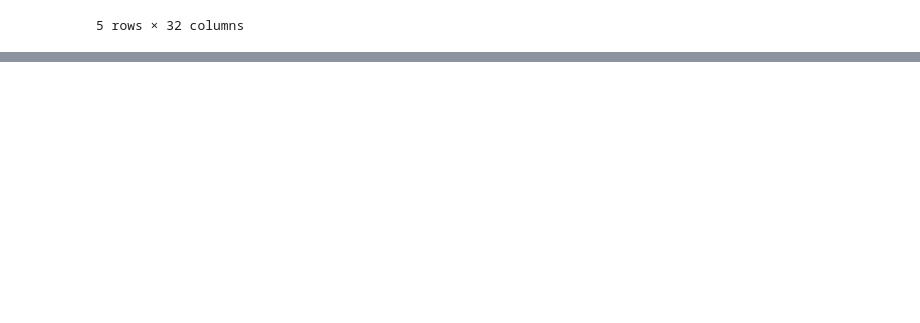
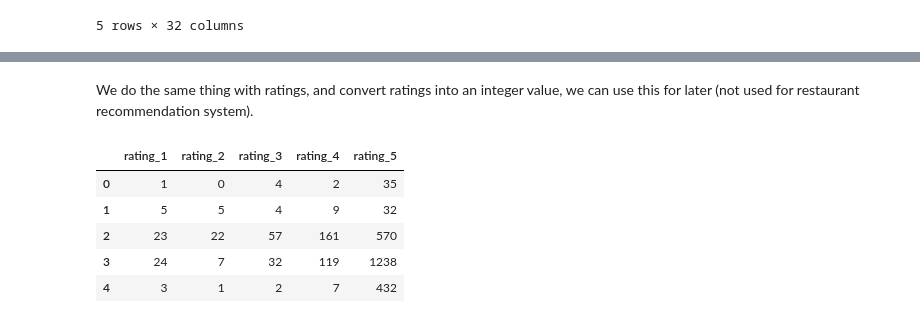
Before and after one commit to notjamesw/Vancouver-Eats, a Jupyter notebook: model/data/preprocess.ipynb, the cells around one changed output, grey strips where cells are left out. Saved outputs shown, nothing was run; the diff lists cells and outputs as text; code cells hidden in the pictures; blank space fills up the shorter version.

```diff
--- a/model/data/preprocess.ipynb
+++ b/model/data/preprocess.ipynb
@@ -35,0 +208,49 @@ raw_data.head()
+# %% [markdown]
+We do the same thing with ratings, and convert ratings into an integer value, we can use this for later (not used for restaurant recommendation system).
+# %%
+def parse_ratings(x):
+    if pd.isna(x) or not str(x).strip():
+        return []
+    try:
+        return json.loads(x)
+    except Exception:
+        return []
+
+data['ratings_parsed'] = data['reviews_per_rating'].apply(parse_ratings)
+
+all_ratings = ['rating_1', 'rating_2', 'rating_3', 'rating_4', 'rating_5']
+
+ratings_df = pd.DataFrame(
+    0,
+    index=data.index,
+    columns=all_ratings,
+    dtype=np.uint8
+)
+
+data = pd.concat([data, ratings_df], axis=1)
+
+# -----------------------------
+# 4. Map options into columns by ID
+# -----------------------------
+def fill_binary_features(ratings, row):
+    if not isinstance(ratings, dict):
+        return row
+
+    for rating, count in ratings.items():
+        row[f'rating_{rating}'] = count
+
+    return row
+
+data = data.apply(
+    lambda row: fill_binary_features(row['ratings_parsed'], row),
+    axis=1
+)
+
+data[all_ratings].head()
+# %% [output]
+|  | rating_1 | rating_2 | rating_3 | rating_4 | rating_5 |
+| 0 | 1 | 0 | 4 | 2 | 35 |
+| 1 | 5 | 5 | 4 | 9 | 32 |
+| 2 | 23 | 22 | 57 | 161 | 570 |
+| 3 | 24 | 7 | 32 | 119 | 1238 |
+| 4 | 3 | 1 | 2 | 7 | 432 |
```
Also changed, not shown: parts of 16 cells of this notebook, 1 other file.
